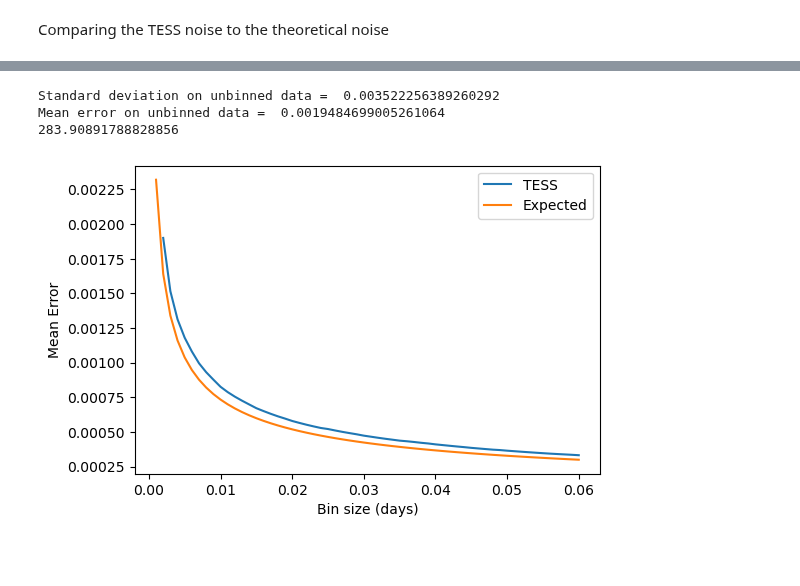
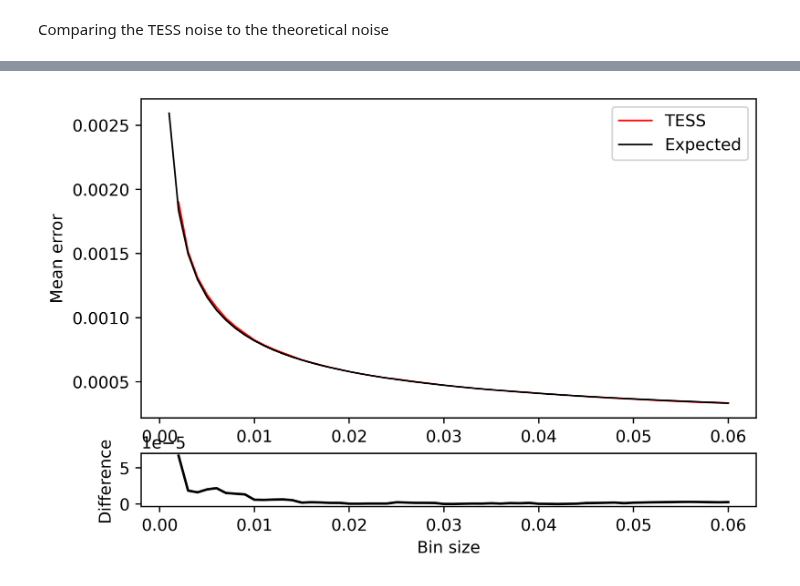
Before and after one commit to hrwakeford/MSci2022_TESS, a Jupyter notebook: TESS noise/TESS_noise.ipynb, the cells around one changed output, grey strips where cells are left out. Cells and saved outputs as stored; diff of their text form; code cells hidden in the pictures; blank space fills up the shorter version.

```diff
--- a/TESS noise/TESS_noise.ipynb
+++ b/TESS noise/TESS_noise.ipynb
@@ -34,7 +33,7 @@ mean = np.mean(lc.flux_err)
 scatter = np.std(lc.flux[0:cut])
 Time_diff = float(str(max(lc.time.mjd[0:cut])-min(lc.time.mjd[0:cut])))
 
-numpoints = 60
+numpoints = 100
 
 exp = np.zeros(numpoints)
 MEAN = np.zeros(numpoints)
@@ -62,8 +61,34 @@ plt.legend()
 print('Standard deviation on unbinned data = ', scatter)
 print('Mean error on unbinned data = ', mean)
 print(1/scatter)
-# %% [output]
-Standard deviation on unbinned data =  0.003522256389260292
-Mean error on unbinned data =  0.0019484699005261064
-283.90891788828856
-[figure, removed]
+# %%
+#Panel settings
+left = 0.1
+bottom = 0.1
+width = 0.65
+height = 0.9
+spacing = -1.15
+
+rect = [left, bottom, width, height]
+rect_res = [left, bottom+height+spacing, width, 0.15]
+
+fig = plt.figure(figsize=(8, 3), dpi=500)
+ax = fig.add_axes(rect)
+
+ax_res = fig.add_axes(rect_res, sharex=ax)
+
+#Top panel
+ax.plot(BINSIZE, MEAN, color='red',label="TESS", lw=1)
+ax.plot(BINSIZE, exp, color='black',label="Expected", lw=1)
+ax.set(ylabel = "Mean error")
+# ax.set_xlim((min(x), max(x)))
+ax.legend()
+
+#Bottom panel
+ax_res.plot(BINSIZE, theory_tess_difference, color='black')
+# ax_res.set_ylim((-abs(max(theory_tess_difference.all(), exp))*1.2, abs(max(theory_tess_difference.all(), exp))*1.2))
+ax_res.set(xlabel="Bin size", ylabel="Difference")
+
+plt.show()
+# %% [output]
+[figure, added]
```
Also changed, not shown: parts of 1 cell of this notebook, 3 other files.
